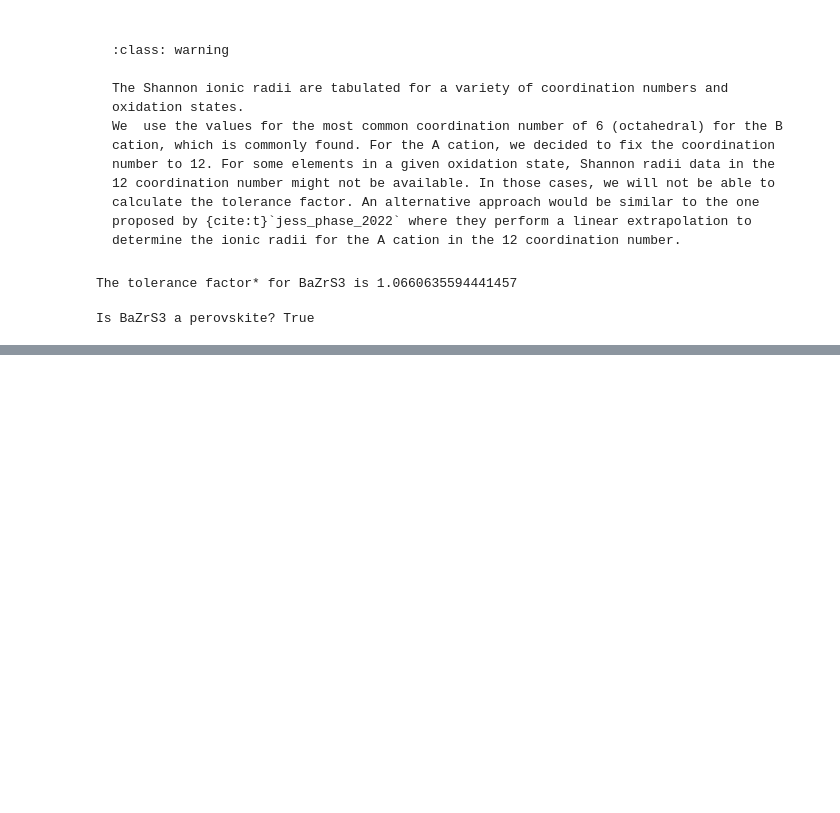
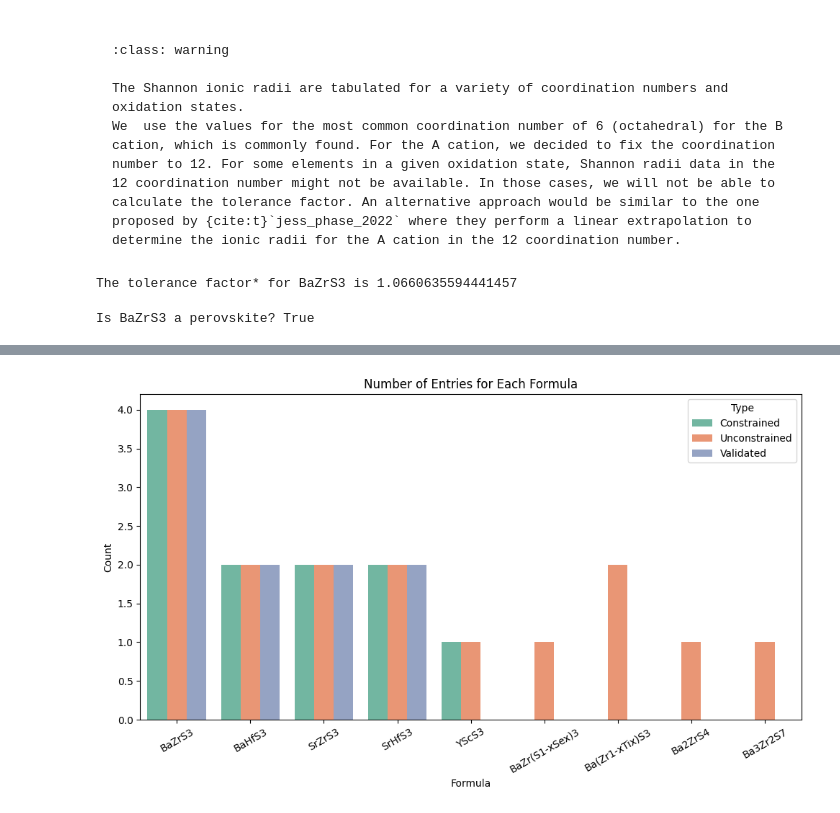
Before and after one commit to lamalab-org/matextract-book, a Jupyter notebook: content/perovskite/constrained_formulas.ipynb, the cells around one changed output, grey strips where cells are left out. Cells and saved outputs as stored; diff of their text form; code cells hidden in the pictures; blank space fills up the shorter version.

```diff
--- a/content/perovskite/constrained_formulas.ipynb
+++ b/content/perovskite/constrained_formulas.ipynb
@@ -251,7 +254,6 @@ constrained_answer = client.chat.completions.create(
     max_retries=2,
     caching=True,
     messages=messages,
-    n=15,
 )
 # %%
 print(len(constrained_answer))
@@ -536,0 +586,12 @@ Is BaZrS3 a perovskite? True
+# %%
+validated_answer = client.chat.completions.create(
+    model=model,
+    response_model=List[ValidatedChalcogenidePerovskite],
+    temperature=0,
+    max_retries=2,
+    caching=True,
+    messages=messages,
+)
+
+print(len(validated_answer))
+validated_answer
@@ -536,0 +611,32 @@ Is BaZrS3 a perovskite? True
+# %%
+# save the results to a json file
+
+validated_data = [item.model_dump() for item in validated_answer]
+with open("validated_data.json", "w") as file:
+    json.dump(validated_data, file)
+# %%
+# Load the data
+
+with open("validated_data.json", "r") as file:
+    validated_data = json.load(file)
+
+# Create a DataFrame for the validated data
+
+validated_df = pd.DataFrame(validated_data)
+validated_df['Type'] = 'Validated'
+
+# Combine the two DataFrames
+conclusion_df = pd.concat([combined_data, validated_df], ignore_index=True)
+
+# do a bar plot of the number of entries for each formula color coded by the type
+
+plt.figure(figsize=(10, 6))
+sns.countplot(x='formula', hue='Type', data=conclusion_df, palette='Set2')
+plt.title("Number of Entries for Each Formula")
+plt.xlabel("Formula")
+plt.ylabel("Count")
+plt.xticks(rotation=30)
+plt.tight_layout()
+plt.show()
+# %% [output]
+[figure, added]
```
Also changed, not shown: parts of 22 cells of this notebook, 4 other files.
